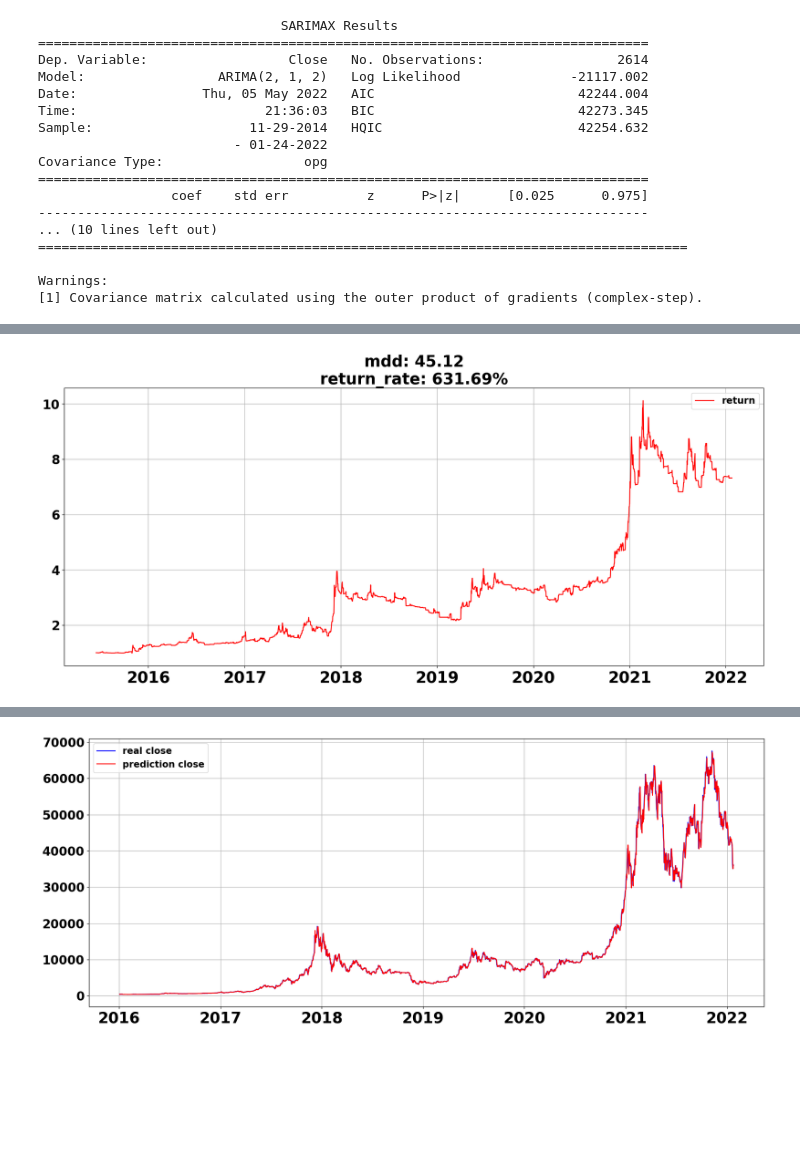
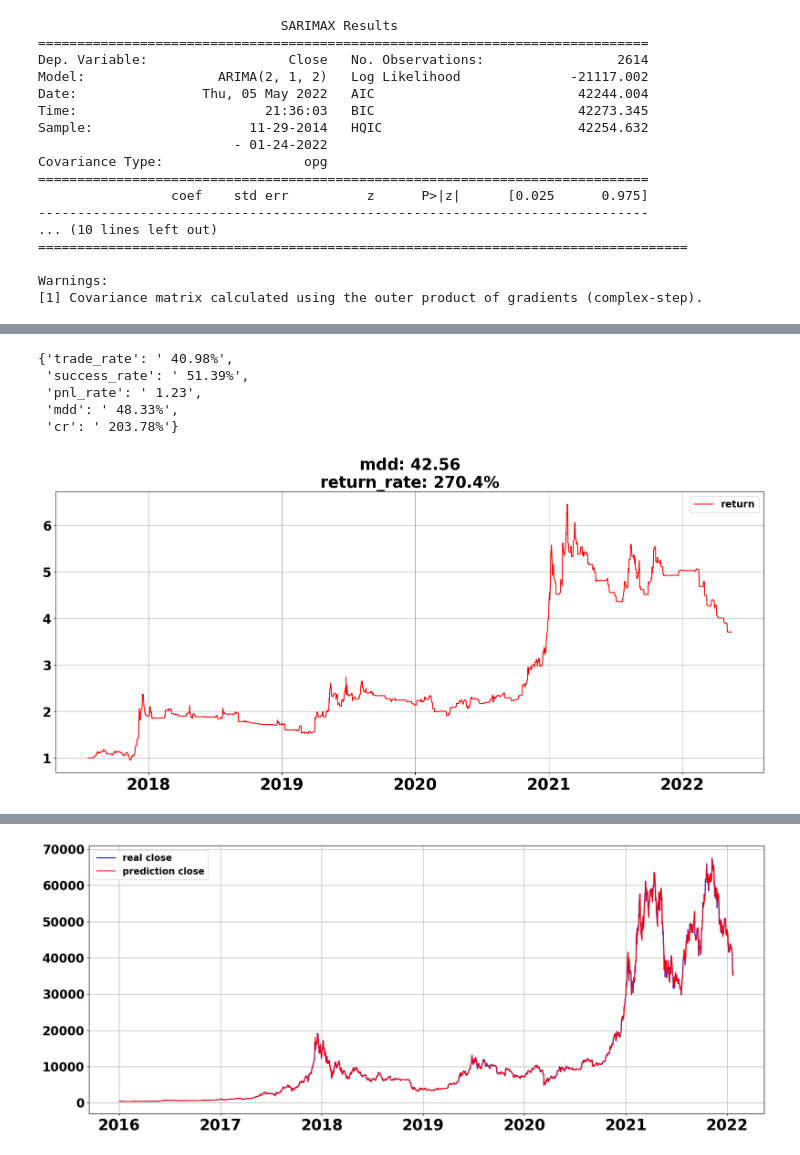
Before and after one commit to happysms/RuleBase-VS-TimeSeries-Algorithm, a Jupyter notebook: Arima/arima.ipynb, the cells around one changed output, grey strips where cells are left out. Drawn from its saved outputs; the diff is of its cells as text; code cells hidden in the pictures; blank space fills up the shorter version.

```diff
--- a/Arima/arima.ipynb
+++ b/Arima/arima.ipynb
@@ -531,6 +536,13 @@ result_df = backtest_ma(result_df)
 # %%
-plot_return(result_df)
+analysis_return(result_df)
 # %% [output]
-[figure, removed]
+{'trade_rate': ' 40.98%',
+ 'success_rate': ' 51.39%',
+ 'pnl_rate': ' 1.23',
+ 'mdd': ' 48.33%',
+ 'cr': ' 203.78%'}
 # %%
-result_df = backtest_ma_and_noise(result_df)
+result_df = backtest_rsi(result_df)
+plot_return(result_df)
+# %% [output]
+[figure, added]
```
Also changed, not shown: parts of 10 cells of this notebook.
